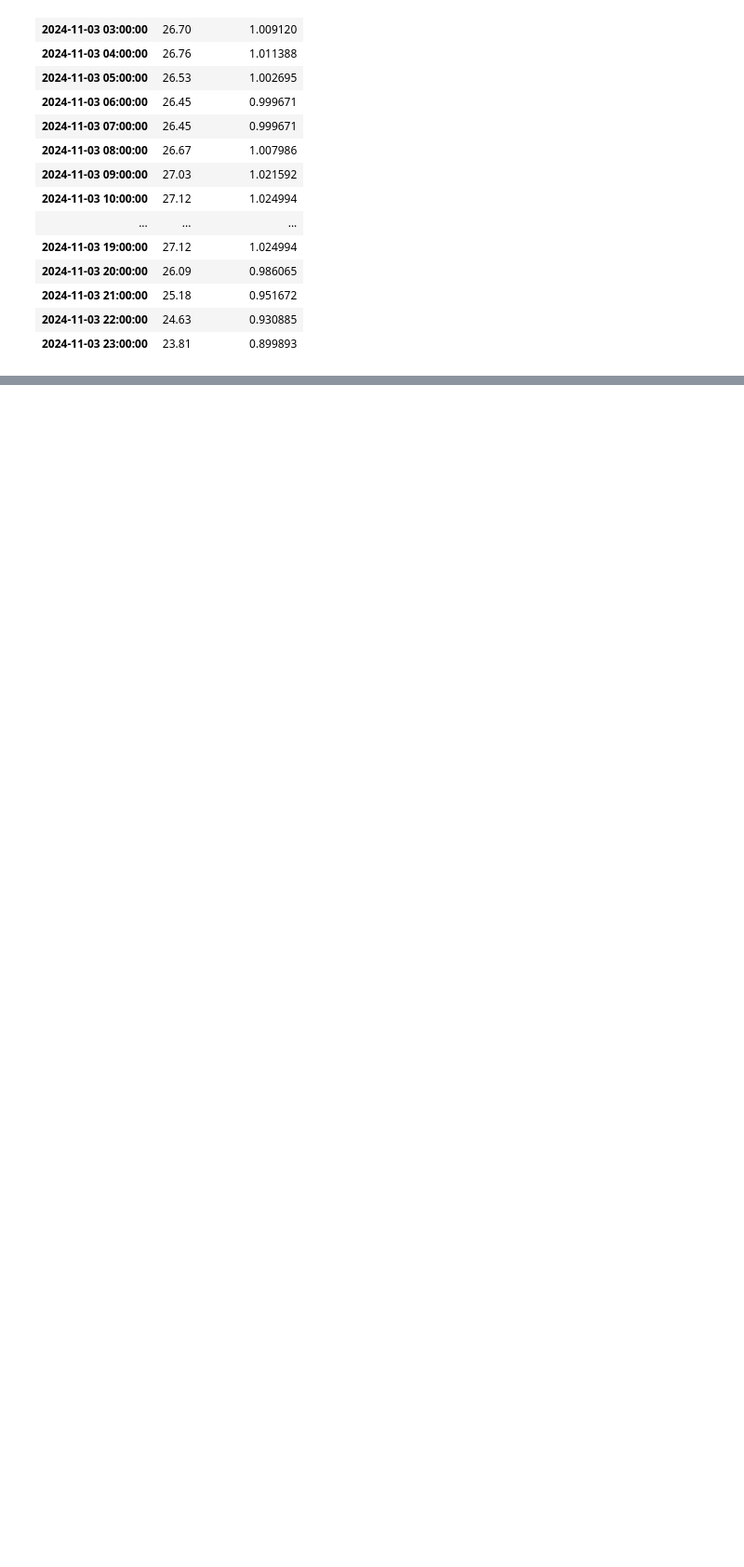
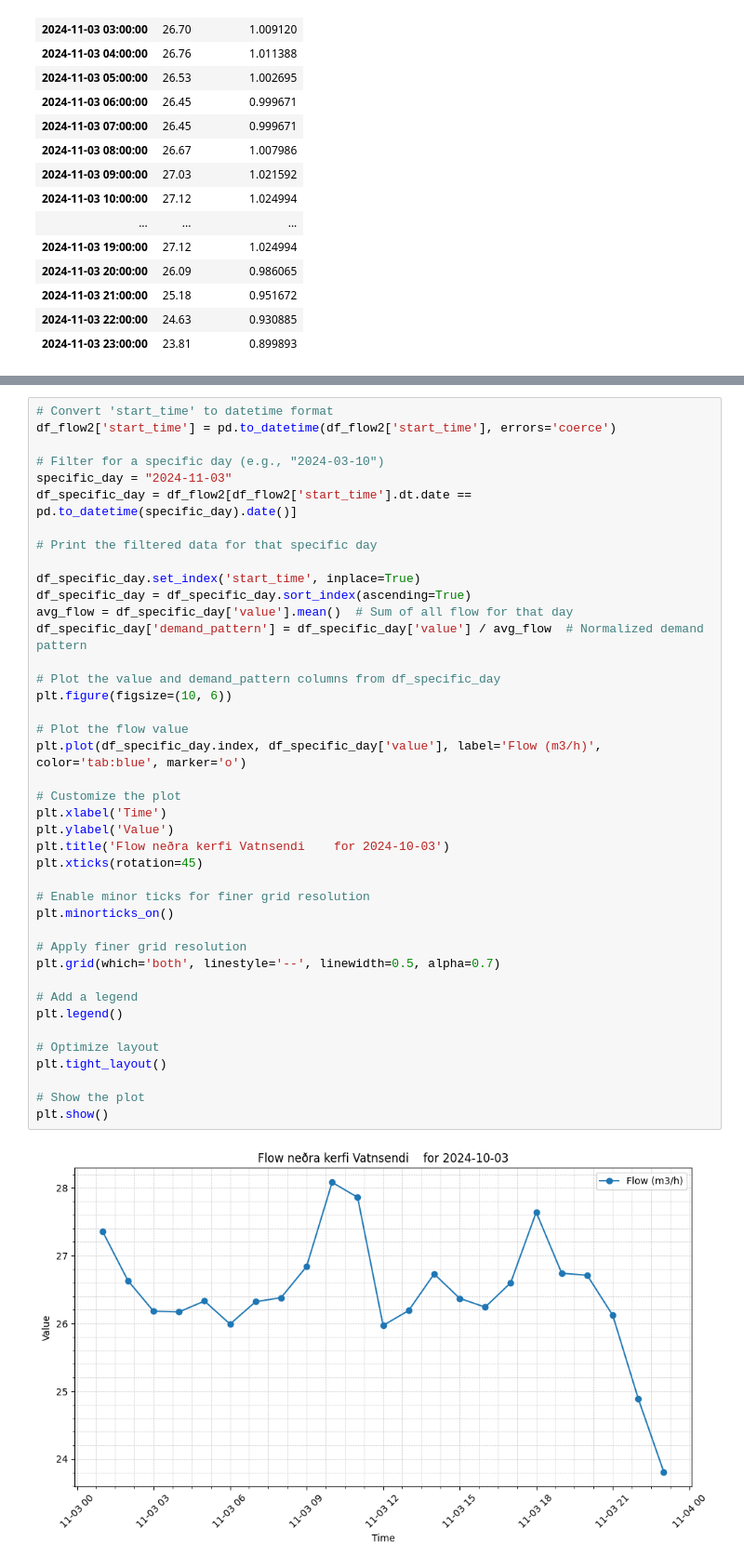
Before and after one commit to frodibrooks/OptimisedHeating, a Jupyter notebook: Data_processing/Vatnsendi.ipynb, the cells around one changed output, grey strips where cells are left out. Shown at 93% size. Cells and saved outputs as stored; diff of their text form; blank space fills up the shorter version.

Commit message:
virkar fyrir demand pattern frá rjúpnasölum

```diff
--- a/Data_processing/Vatnsendi.ipynb
+++ b/Data_processing/Vatnsendi.ipynb
@@ -215,0 +216,43 @@ plt.show()
+# %%
+# Convert 'start_time' to datetime format
+df_flow2['start_time'] = pd.to_datetime(df_flow2['start_time'], errors='coerce')
+
+# Filter for a specific day (e.g., "2024-03-10")
+specific_day = "2024-11-03"
+df_specific_day = df_flow2[df_flow2['start_time'].dt.date == pd.to_datetime(specific_day).date()]
+
+# Print the filtered data for that specific day
+
+df_specific_day.set_index('start_time', inplace=True)
+df_specific_day = df_specific_day.sort_index(ascending=True)
+avg_flow = df_specific_day['value'].mean()  # Sum of all flow for that day
+df_specific_day['demand_pattern'] = df_specific_day['value'] / avg_flow  # Normalized demand pattern
+
+# Plot the value and demand_pattern columns from df_specific_day
+plt.figure(figsize=(10, 6))
+
+# Plot the flow value
+plt.plot(df_specific_day.index, df_specific_day['value'], label='Flow (m3/h)', color='tab:blue', marker='o')
+
+# Customize the plot
+plt.xlabel('Time')
+plt.ylabel('Value')
+plt.title('Flow neðra kerfi Vatnsendi    for 2024-10-03')
+plt.xticks(rotation=45)
+
+# Enable minor ticks for finer grid resolution
+plt.minorticks_on()
+
+# Apply finer grid resolution
+plt.grid(which='both', linestyle='--', linewidth=0.5, alpha=0.7)
+
+# Add a legend
+plt.legend()
+
+# Optimize layout
+plt.tight_layout()
+
+# Show the plot
+plt.show()
+# %% [output]
+[figure, added]
```
Also changed, not shown: parts of 1 cell of this notebook, 7 other files.
